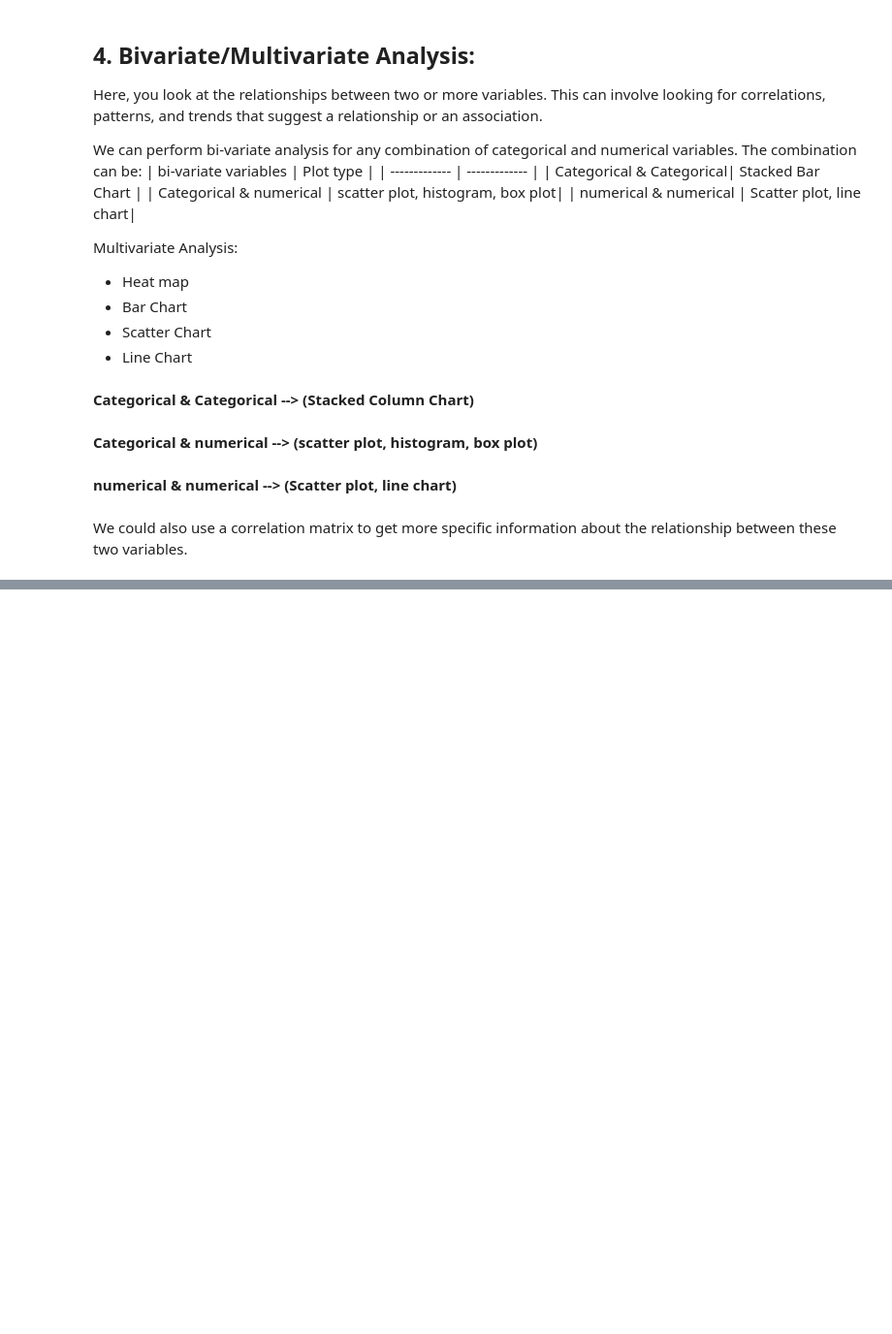
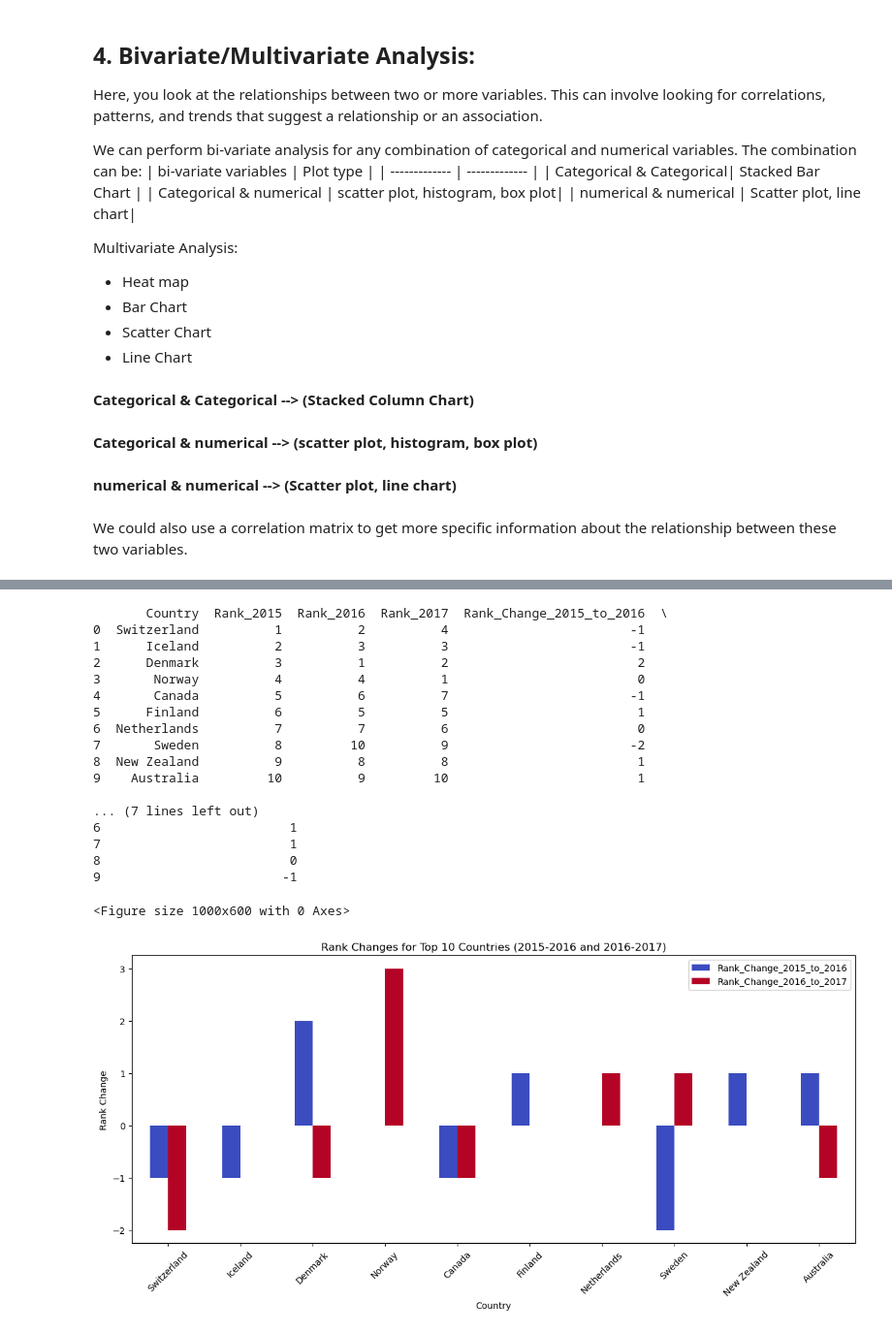
Before and after one commit to Ahmad-Fayez24/Usecase-2, a Jupyter notebook: EDA explain template.ipynb, the cells around one changed output, grey strips where cells are left out. Shown at 97% size. Saved outputs shown, nothing was run; the diff lists cells and outputs as text; code cells hidden in the pictures; blank space fills up the shorter version.

```diff
--- a/EDA explain template.ipynb
+++ b/EDA explain template.ipynb
@@ -993,0 +1053,57 @@ We could also use a correlation matrix to get more specific information about th
+# %%
+# Extract the relevant columns from each dataset and rename them accordingly
+extract_2015 = df_2015[['Country', 'Happiness Rank', 'Happiness Score']].rename(
+    columns={'Happiness Rank': 'Rank_2015', 'Happiness Score': 'Score_2015'}
+)
+extract_2016 = df_2016[['Country', 'Happiness Rank', 'Happiness Score']].rename(
+    columns={'Happiness Rank': 'Rank_2016', 'Happiness Score': 'Score_2016'}
+)
+extract_2017 = df_2017[['Country', 'Happiness.Rank', 'Happiness.Score']].rename(
+    columns={'Happiness.Rank': 'Rank_2017', 'Happiness.Score': 'Score_2017'}
+)
+
+# Merge the data on 'Country' to compare ranks and scores across years
+merged_df = pd.merge(extract_2015, extract_2016, on='Country', how='inner')
+merged_df = pd.merge(merged_df, extract_2017, on='Country', how='inner')
+
+# Calculate rank and score changes between years
+merged_df['Rank_Change_2015_to_2016'] = merged_df['Rank_2015'] - merged_df['Rank_2016']
+merged_df['Rank_Change_2016_to_2017'] = merged_df['Rank_2016'] - merged_df['Rank_2017']
+merged_df['Score_Change_2015_to_2016'] = merged_df['Score_2016'] - merged_df['Score_2015']
+merged_df['Score_Change_2016_to_2017'] = merged_df['Score_2017'] - merged_df['Score_2016']
+
+# Limit the analysis to the top 10 countries based on their 2015 rank
+top_10_merged_df = merged_df.head(10)
+
+# Display the top 10 countries with their rank changes
+print(top_10_merged_df[['Country', 'Rank_2015', 'Rank_2016', 'Rank_2017', 'Rank_Change_2015_to_2016', 'Rank_Change_2016_to_2017']])
+
+# Plot the rank changes for the top 10 countries
+plt.figure(figsize=(10, 6))
+top_10_merged_df.set_index('Country')[['Rank_Change_2015_to_2016', 'Rank_Change_2016_to_2017']].plot(kind='bar', figsize=(12, 6), colormap='coolwarm')
+plt.title('Rank Changes for Top 10 Countries (2015-2016 and 2016-2017)')
+plt.ylabel('Rank Change')
+plt.xlabel('Country')
+plt.xticks(rotation=45)
+plt.tight_layout()
+plt.show()
+# %% [output]
+       Country  Rank_2015  Rank_2016  Rank_2017  Rank_Change_2015_to_2016  \
+0  Switzerland          1          2          4                        -1
+1      Iceland          2          3          3                        -1
+2      Denmark          3          1          2                         2
+3       Norway          4          4          1                         0
+4       Canada          5          6          7                        -1
+5      Finland          6          5          5                         1
+6  Netherlands          7          7          6                         0
+7       Sweden          8         10          9                        -2
+8  New Zealand          9          8          8                         1
+9    Australia         10          9         10                         1
+
+... (7 lines left out)
+6                         1
+7                         1
+8                         0
+9                        -1
+<Figure size 1000x600 with 0 Axes>
+[figure, added]
```
Also changed, not shown: parts of 6 cells of this notebook.
